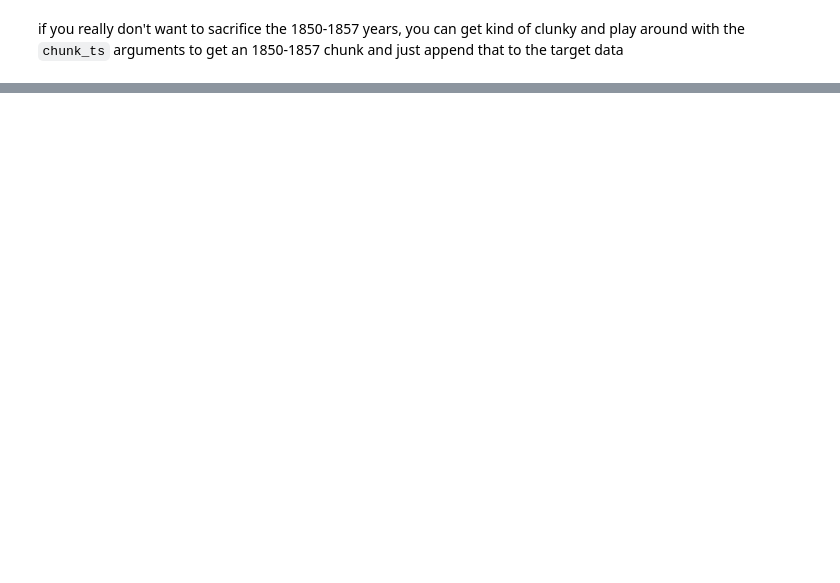
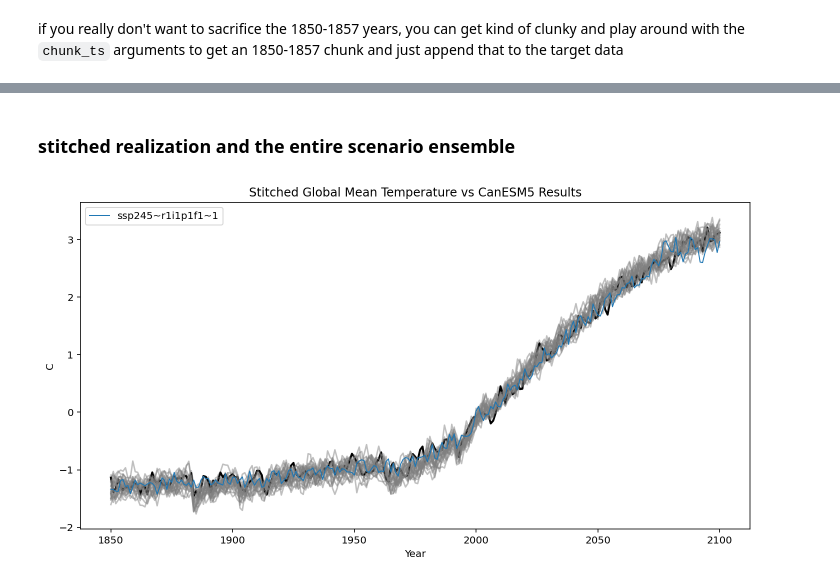
Before and after one commit to JGCRI/stitches, a Jupyter notebook: notebooks/tutorial_more_flexible_target_archive_windows.ipynb, the cells around one changed output, grey strips where cells are left out. Drawn from its saved outputs; the diff is of its cells as text; code cells hidden in the pictures; blank space fills up the shorter version.

```diff
--- a/notebooks/tutorial_more_flexible_target_archive_windows.ipynb
+++ b/notebooks/tutorial_more_flexible_target_archive_windows.ipynb
@@ -253,0 +362,24 @@ print(target_data3)
+# %% [markdown]
+### stitched realization and the entire scenario ensemble
+# %%
+# full ensemble of actual ESM runs:
+groups = comp_data.groupby('ensemble')
+for name, group in groups:
+    if(group.ensemble.unique() == 'r1i1p1f1'):
+        plt.plot(group.year, group.value, color = "black", linewidth = 2.0)
+    else:
+        plt.plot(group.year, group.value, color = "0.5", alpha=0.5)
+
+# The stitched realizations:
+groups = stitched_global_temp.groupby('stitching_id')
+for name, group in groups:
+    plt.plot(group.year, group.value, linewidth= 1.0, label = name)
+
+plt.legend()
+plt.xlabel("Year")
+plt.ylabel("C")
+plt.title("Stitched Global Mean Temperature vs CanESM5 Results")
+plt.show()
+plt.close()
+# %% [output]
+[figure, added]
```
Also changed, not shown: parts of 17 cells of this notebook, 1 other file.
